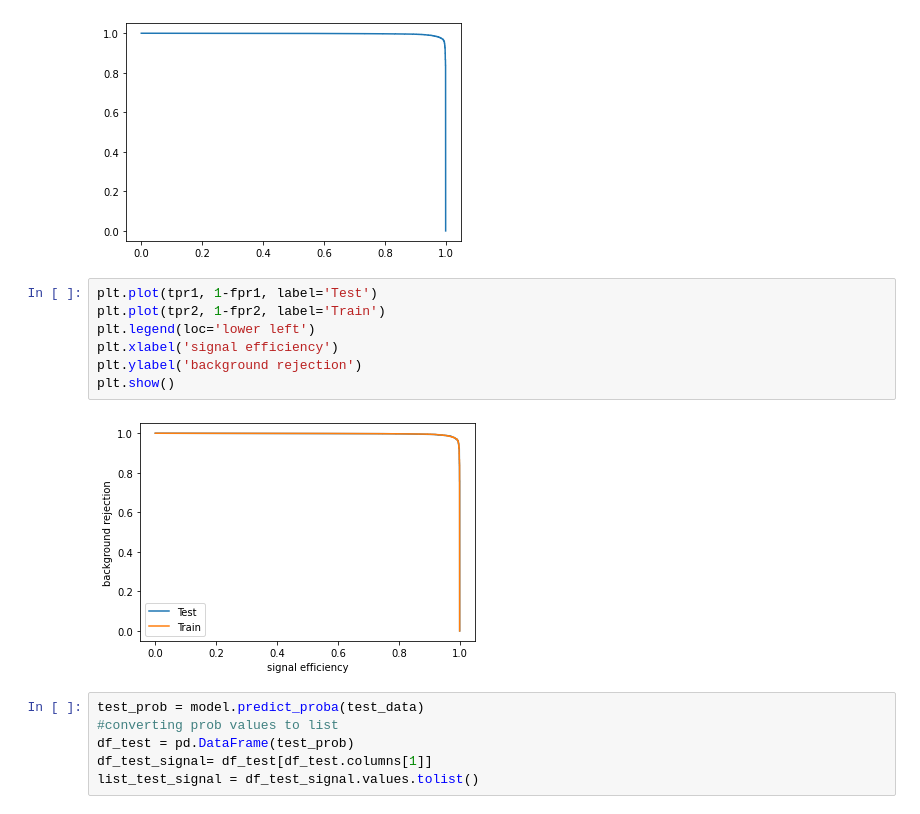
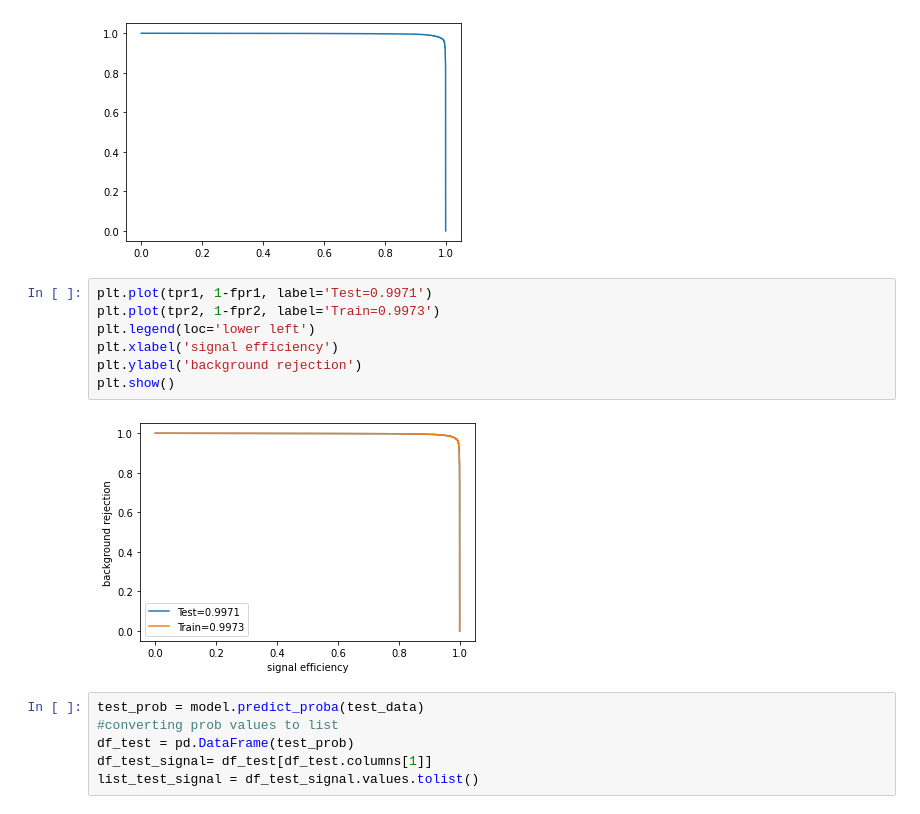
Before and after one commit to betoval/xgb-signal-bkgnd-classif, a Jupyter notebook: xgb_gabriel_data.ipynb, the cells around one changed output. Saved outputs shown, nothing was run; the diff lists cells and outputs as text.

```diff
--- a/xgb_gabriel_data.ipynb
+++ b/xgb_gabriel_data.ipynb
@@ -181,14 +181,14 @@ plt.show()
 ROC AUC=  0.9973426763828337
 [figure]
 # %%
-plt.plot(tpr1, 1-fpr1, label='Test')
-plt.plot(tpr2, 1-fpr2, label='Train')
+plt.plot(tpr1, 1-fpr1, label='Test=0.9971')
+plt.plot(tpr2, 1-fpr2, label='Train=0.9973')
 plt.legend(loc='lower left')
 plt.xlabel('signal efficiency')
 plt.ylabel('background rejection')
 plt.show()
 # %% [output]
-[figure, old version]
+[figure, new version]
 # %%
 test_prob = model.predict_proba(test_data)
 #converting prob values to list
```
Also changed, not shown: parts of 7 cells of this notebook.
